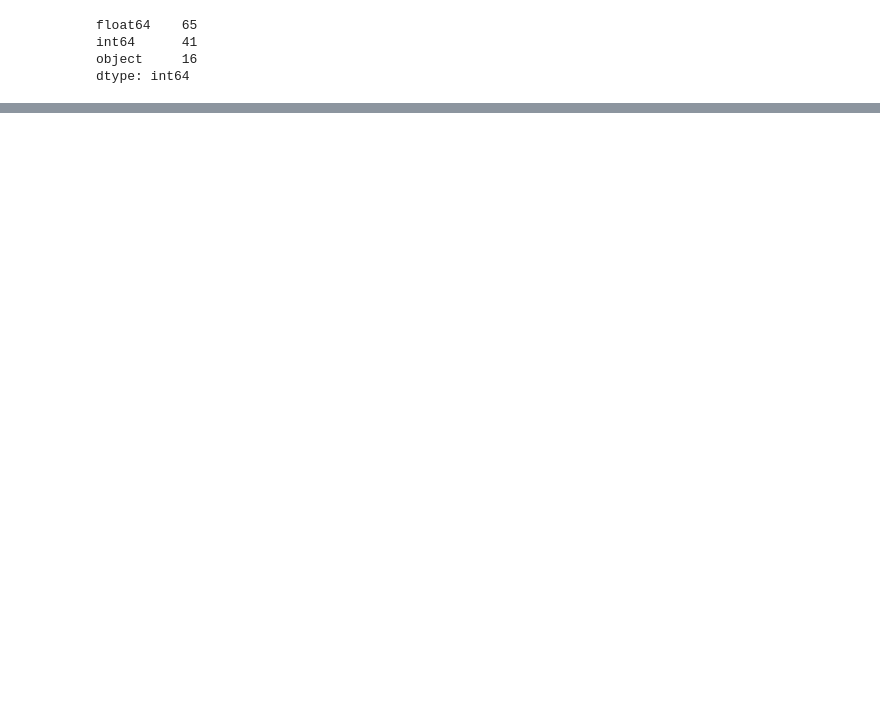
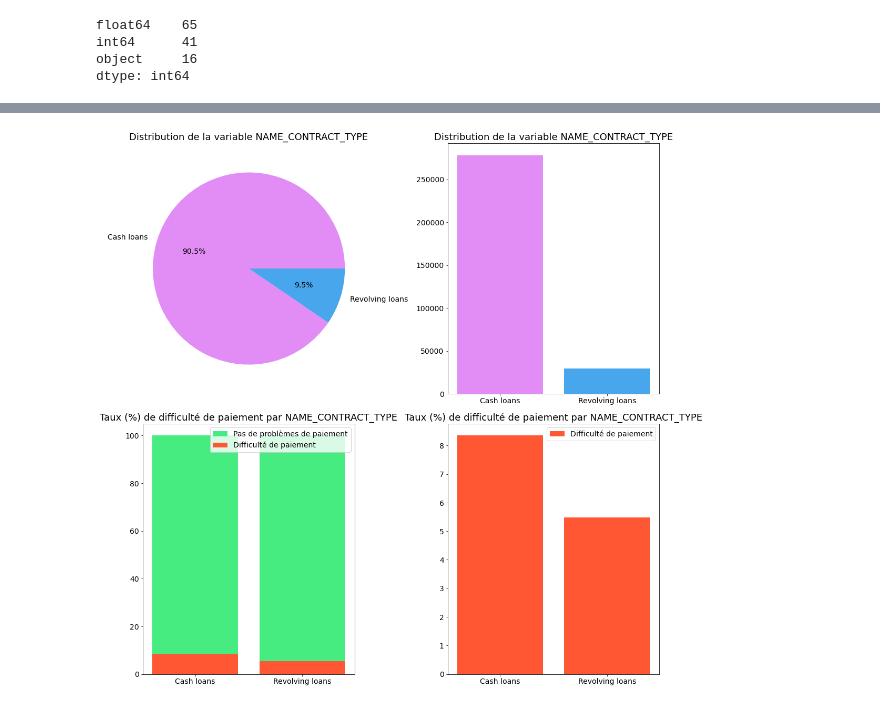
Before and after one commit to alexprvt/Projet7, a Jupyter notebook: P7_Exploration_Modelisation.ipynb, the cells around one changed output, grey strips where cells are left out. Saved outputs shown, nothing was run; the diff lists cells and outputs as text; code cells hidden in the pictures; blank space fills up the shorter version.

```diff
--- a/P7_Exploration_Modelisation.ipynb
+++ b/P7_Exploration_Modelisation.ipynb
@@ -631,0 +98,20 @@ submit.to_csv('log_reg_baseline.csv', index = False)
+# %%
+def plot_pie_dist(df, var, ax, id_var, colors):
+
+    count = df.groupby(var)[id_var].count()
+    labels = count.index
+    sizes = count.values
+
+    ax.pie(sizes, labels=labels, colors=colors, autopct='%1.1f%%')
+    ax.axis('equal')
+    ax.set_title(f'Distribution de la variable {var}', size=18)
+# %%
+def plot_bar_dist(df, var, ax, id_var, colors):
+
+    count = df.groupby(var)[id_var].count()
+    labels = list(count.index)
+    height = list(count.values)
+    x = np.arange(len(labels))
+
+    ax.bar(x, height, color=colors, tick_label=labels)
+    ax.set_title(f'Distribution de la variable {var}', size=18)
@@ -631,0 +145,20 @@ submit.to_csv('log_reg_baseline.csv', index = False)
+# %%
+def plot_bars(df, var, ax, id_var='SK_ID_CURR'):
+
+    labels = df.groupby(var)[id_var].count().index
+
+    default_tab = df[df.TARGET==1].groupby(var)[id_var].count()
+    total_tab = df.groupby(var)[id_var].count()
+
+    default = []
+
+    for i, index in enumerate(total_tab.index):
+        if index in default_tab.index:
+            default.append(default_tab[index]/total_tab[index]*100)
+        else:
+            default.append(0)
+
+    ax.bar(labels, default, data=df, color='#FF5733', label='Difficulté de paiement')
+
+    ax.set_title(f'Taux (%) de difficulté de paiement par {var}', size=18)
+    ax.legend()
@@ -631,0 +260,3 @@ submit.to_csv('log_reg_baseline.csv', index = False)
+# %%
+app_train = app_train[app_train['CODE_GENDER'] != 'XNA']
+app_train.groupby('CODE_GENDER')['SK_ID_CURR'].count().reset_index()
@@ -631,0 +295,4 @@ submit.to_csv('log_reg_baseline.csv', index = False)
+# %%
+categ_var_plots(app_train, 'NAME_CONTRACT_TYPE')
+# %% [output]
+[figure, added]
```
Also changed, not shown: parts of 115 cells of this notebook.
